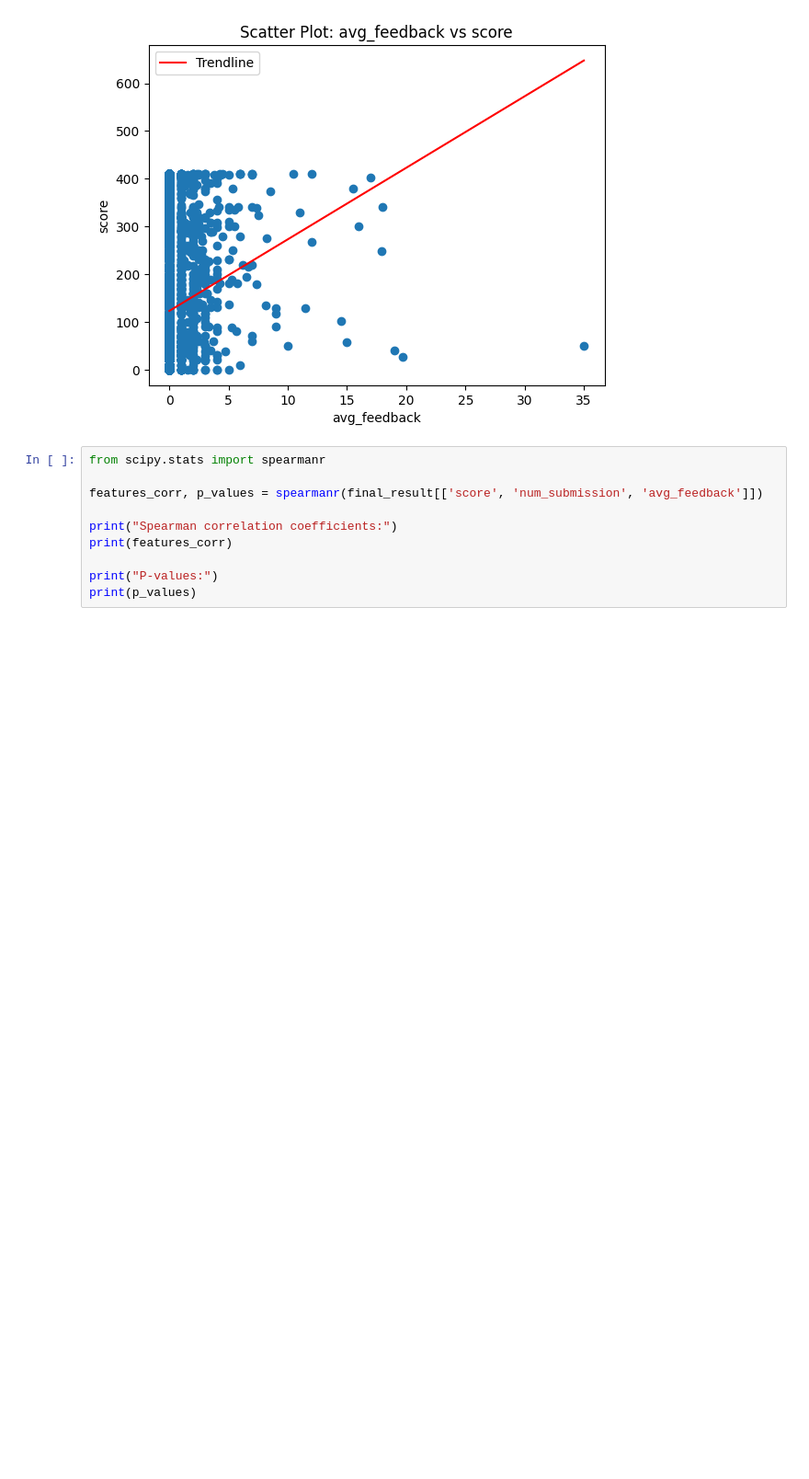
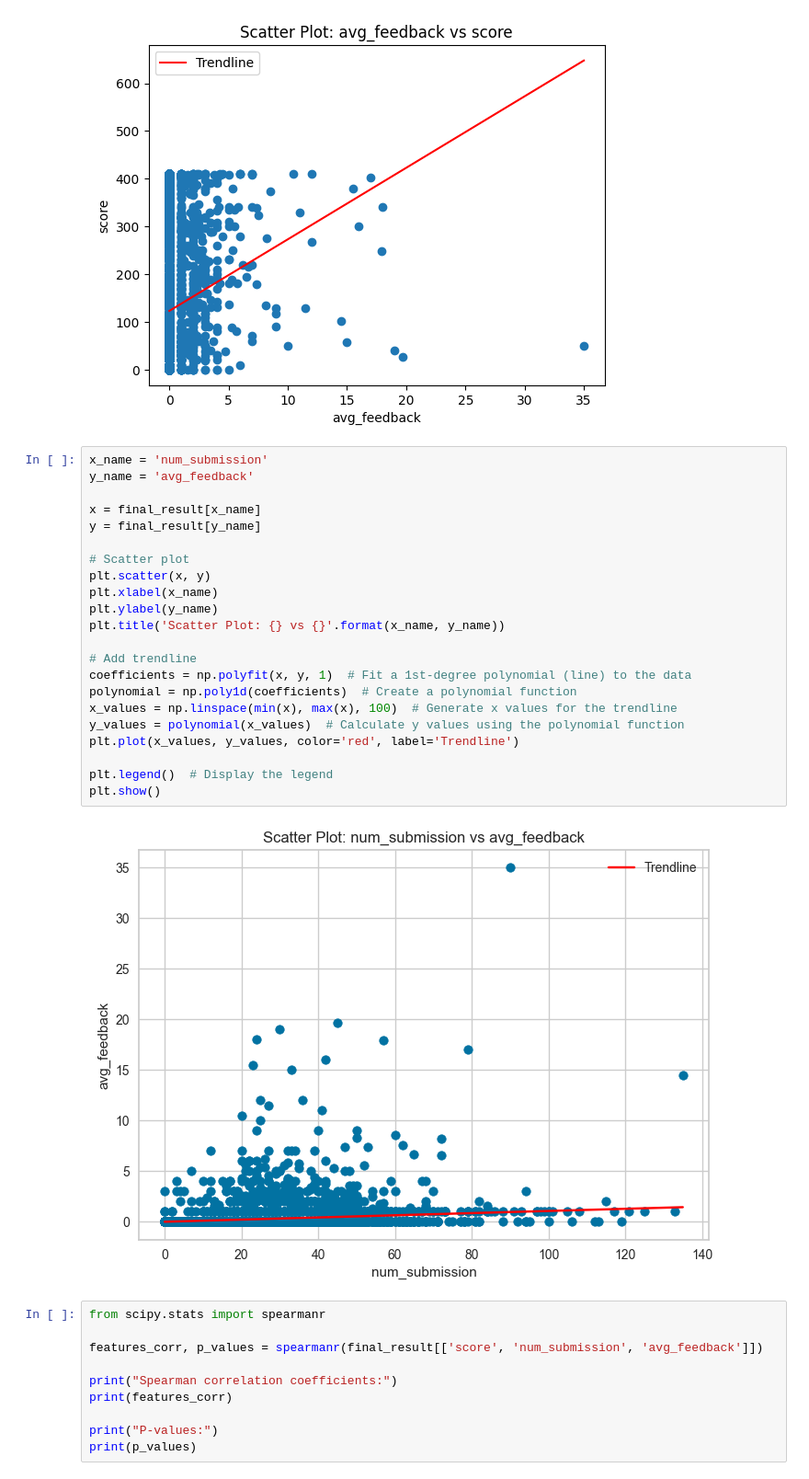
Before and after one commit to samchen0508/747-A2, a Jupyter notebook: result.ipynb, the cells around one changed output. Shown at 92% size. Saved outputs shown, nothing was run; the diff lists cells and outputs as text; blank space fills up the shorter version.

```diff
--- a/result.ipynb
+++ b/result.ipynb
@@ -300,6 +300,30 @@ plt.legend()  # Display the legend
 plt.show()
 # %% [output]
 [figure]
+# %%
+x_name = 'num_submission'
+y_name = 'avg_feedback'
+
+x = final_result[x_name]
+y = final_result[y_name]
+
+# Scatter plot
+plt.scatter(x, y)
+plt.xlabel(x_name)
+plt.ylabel(y_name)
+plt.title('Scatter Plot: {} vs {}'.format(x_name, y_name))
+
+# Add trendline
+coefficients = np.polyfit(x, y, 1)  # Fit a 1st-degree polynomial (line) to the data
+polynomial = np.poly1d(coefficients)  # Create a polynomial function
+x_values = np.linspace(min(x), max(x), 100)  # Generate x values for the trendline
+y_values = polynomial(x_values)  # Calculate y values using the polynomial function
+plt.plot(x_values, y_values, color='red', label='Trendline')
+
+plt.legend()  # Display the legend
+plt.show()
+# %% [output]
+[figure, added]
 # %%
 from scipy.stats import spearmanr
 
```
Also changed, not shown: parts of 15 cells of this notebook.
